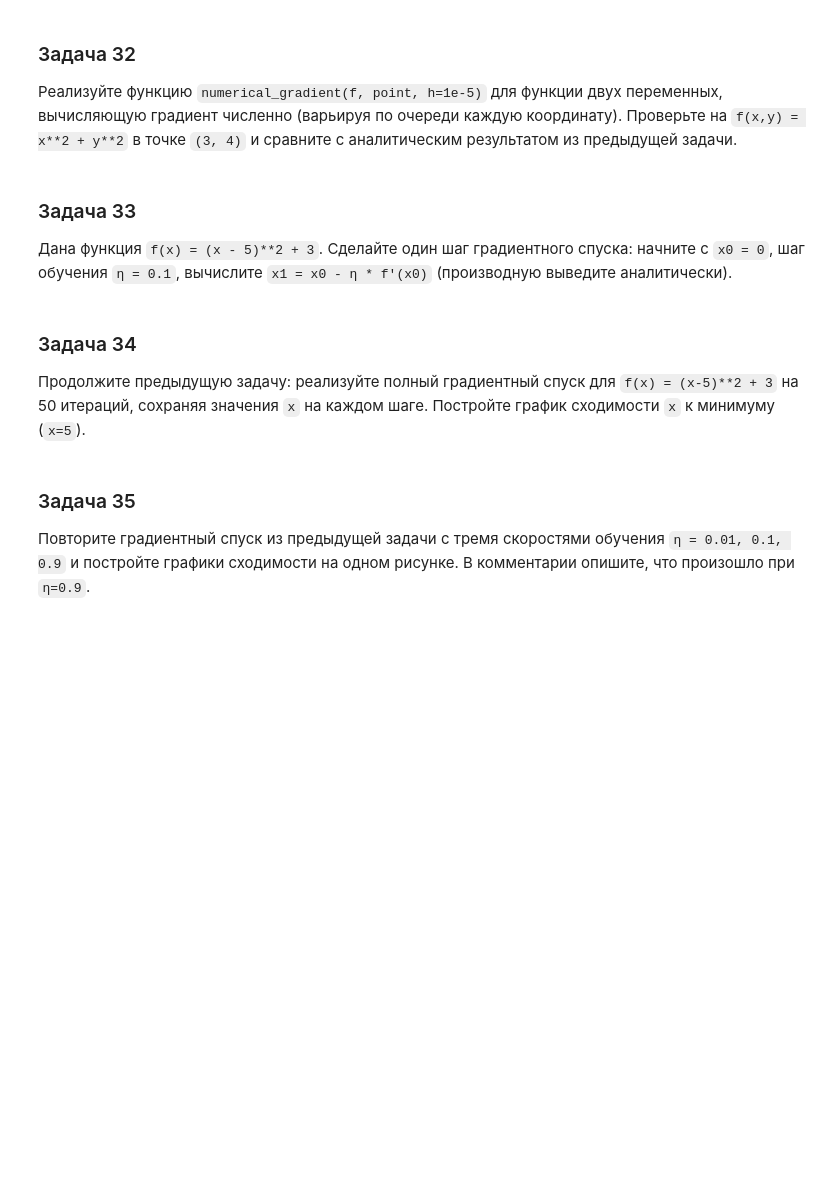
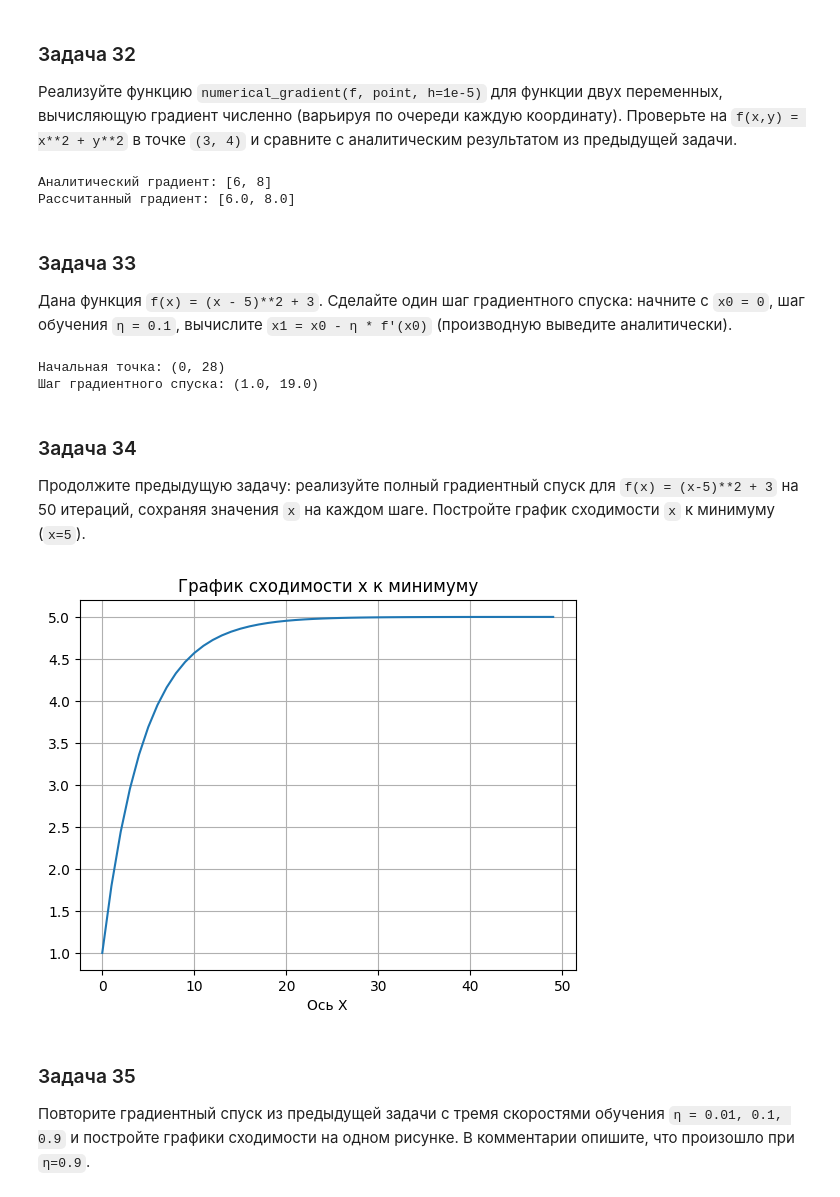
Before and after one commit to dshayderov/ml-learning-journal, a Jupyter notebook: 0.0-prerequisites/0.0-math-problem-set.ipynb, the cells around one changed output. Drawn from its saved outputs; the diff is of its cells as text; code cells hidden in the pictures; blank space fills up the shorter version.

```diff
--- a/0.0-prerequisites/0.0-math-problem-set.ipynb
+++ b/0.0-prerequisites/0.0-math-problem-set.ipynb
@@ -578,19 +644,81 @@ print("Стандартные отклонения:", np.std(X_std, axis=0))
 
 Реализуйте функцию `numerical_gradient(f, point, h=1e-5)` для функции двух переменных, вычисляющую градиент численно (варьируя по очереди каждую координату). Проверьте на `f(x,y) = x**2 + y**2` в точке `(3, 4)` и сравните с аналитическим результатом из предыдущей задачи.
 # %%
-# Ваше решение здесь
+def numerical_gradient(f, point, h=1e-5):
+    """Функция вычисления градиента"""
+    x = point[0]
+    y = point[1]
+
+    return [
+         round((f(x + h, y) - f(x - h, y)) / (2*h), 3),
+         round((f(x, y + h) - f(x, y - h)) / (2*h), 3),
+     ]
+
+def f(x, y):
+    """Исследуемая функция"""
+    return x**2 + y**2
+
+g = numerical_gradient(f, (3, 4))
+
+print("Аналитический градиент: [6, 8]")
+print(f"Рассчитанный градиент: {g}")
+# %% [output]
+Аналитический градиент: [6, 8]
+Рассчитанный градиент: [6.0, 8.0]
 # %% [markdown]
 ### Задача 33
 
 Дана функция `f(x) = (x - 5)**2 + 3`. Сделайте один шаг градиентного спуска: начните с `x0 = 0`, шаг обучения `η = 0.1`, вычислите `x1 = x0 - η * f'(x0)` (производную выведите аналитически).
 # %%
-# Ваше решение здесь
+# f(x) = (x - 5)**2 + 3
+# f'(x) = 2(x - 5)
+
+# Функция
+f = lambda x: (x - 5)**2 +3
+# Производная
+f_diff = lambda x: 2*(x - 5)
+
+x0 = 0
+learn_r = 0.1
+
+# Градиентный спуск
+x1 = x0 - learn_r * f_diff(x0)
+
+print(f"Начальная точка: {(x0, f(x0))}")
+print(f"Шаг градиентного спуска: {(x1, f(x1))}")
+# %% [output]
+Начальная точка: (0, 28)
+Шаг градиентного спуска: (1.0, 19.0)
 # %% [markdown]
 ### Задача 34
 
 Продолжите предыдущую задачу: реализуйте полный градиентный спуск для `f(x) = (x-5)**2 + 3` на 50 итераций, сохраняя значения `x` на каждом шаге. Постройте график сходимости `x` к минимуму (`x=5`).
 # %%
-# Ваше решение здесь
+# f(x) = (x - 5)**2 + 3
+# f'(x) = 2(x - 5)
+
+# Функция
+f = lambda x: (x - 5)**2 +3
+# Производная
+f_diff = lambda x: 2*(x - 5)
+
+x0 = 0
+learn_r = 0.1
+
+# Градиентный спуск (50)
+x = []
+for i in range(50):
+    x_i = x0 - learn_r * f_diff(x0)
+    x.append(x_i)
+    x0 = x_i
+
+# Строим график
+plt.plot(x)
+plt.title('График сходимости x к минимуму')
+plt.xlabel('Ось X')
+plt.grid(True)
+# %% [output]
+[figure, added]
 # %% [markdown]
 ### Задача 35
 
```
Also changed, not shown: parts of 20 cells of this notebook, 17 other files.
